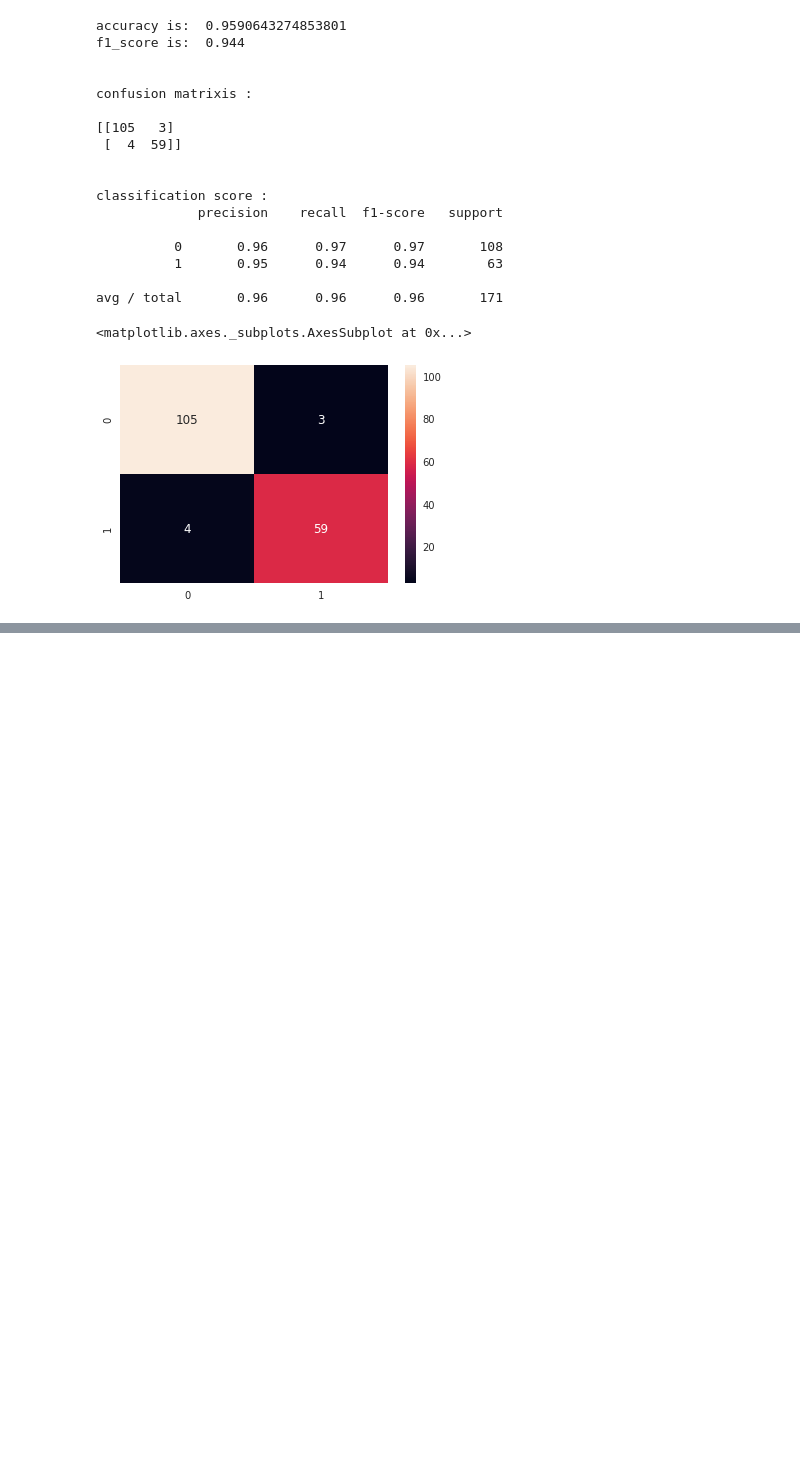
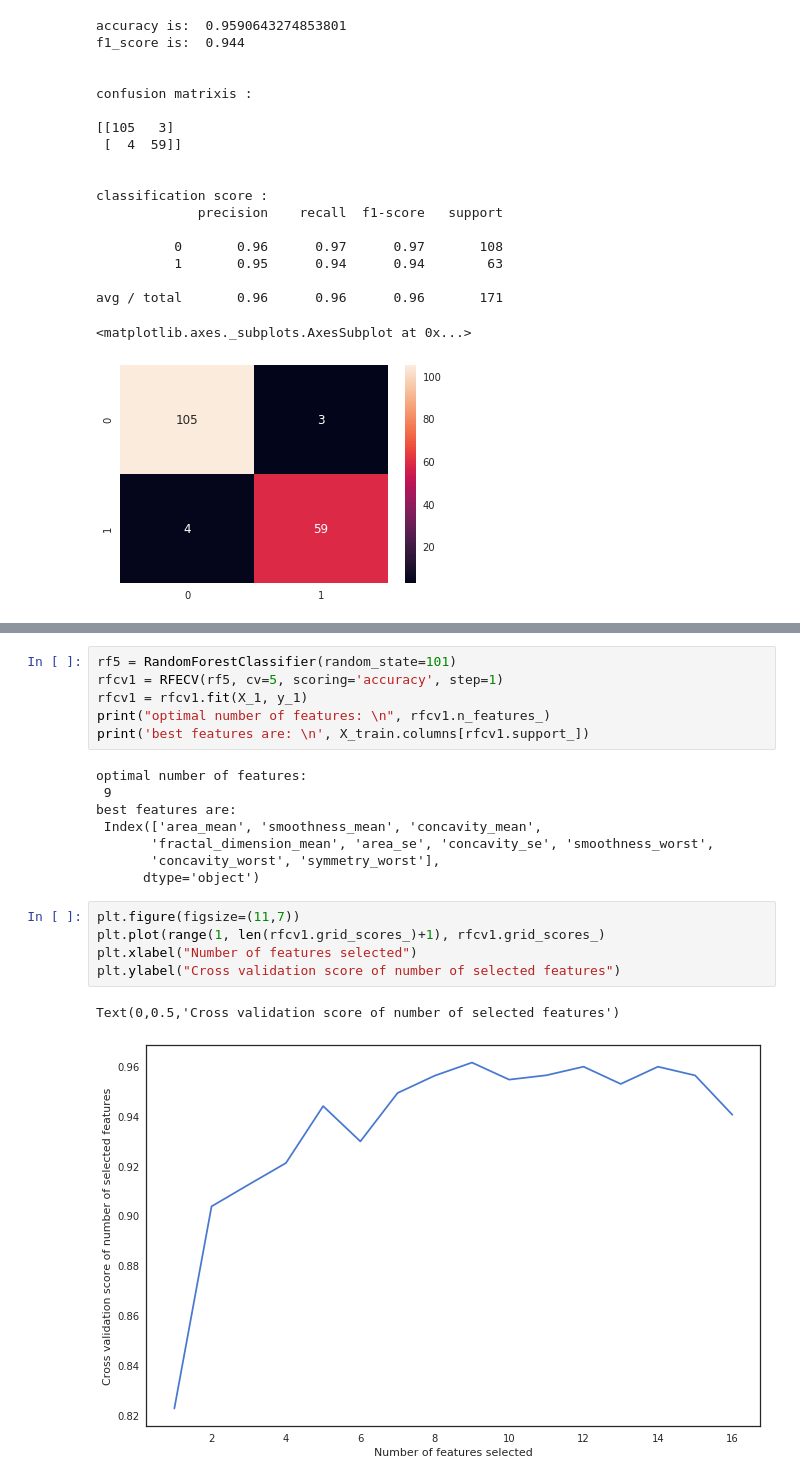
Before and after one commit to piyushsharma161/Breast_cancer, a Jupyter notebook: Breast_Cancer.ipynb, the cells around one changed output, grey strips where cells are left out. Cells and saved outputs as stored; diff of their text form; blank space fills up the shorter version.

```diff
--- a/Breast_Cancer.ipynb
+++ b/Breast_Cancer.ipynb
@@ -294,0 +456,22 @@ a
+# %%
+rf5 = RandomForestClassifier(random_state=101)
+rfcv1 = RFECV(rf5, cv=5, scoring='accuracy', step=1)
+rfcv1 = rfcv1.fit(X_1, y_1)
+print("optimal number of features: \n", rfcv1.n_features_)
+print('best features are: \n', X_train.columns[rfcv1.support_])
+# %% [output]
+optimal number of features:
+ 9
+best features are:
+ Index(['area_mean', 'smoothness_mean', 'concavity_mean',
+       'fractal_dimension_mean', 'area_se', 'concavity_se', 'smoothness_worst',
+       'concavity_worst', 'symmetry_worst'],
+      dtype='object')
+# %%
+plt.figure(figsize=(11,7))
+plt.plot(range(1, len(rfcv1.grid_scores_)+1), rfcv1.grid_scores_)
+plt.xlabel("Number of features selected")
+plt.ylabel("Cross validation score of number of selected features")
+# %% [output]
+Text(0,0.5,'Cross validation score of number of selected features')
+[figure, added]
```
Also changed, not shown: parts of 32 cells of this notebook.
